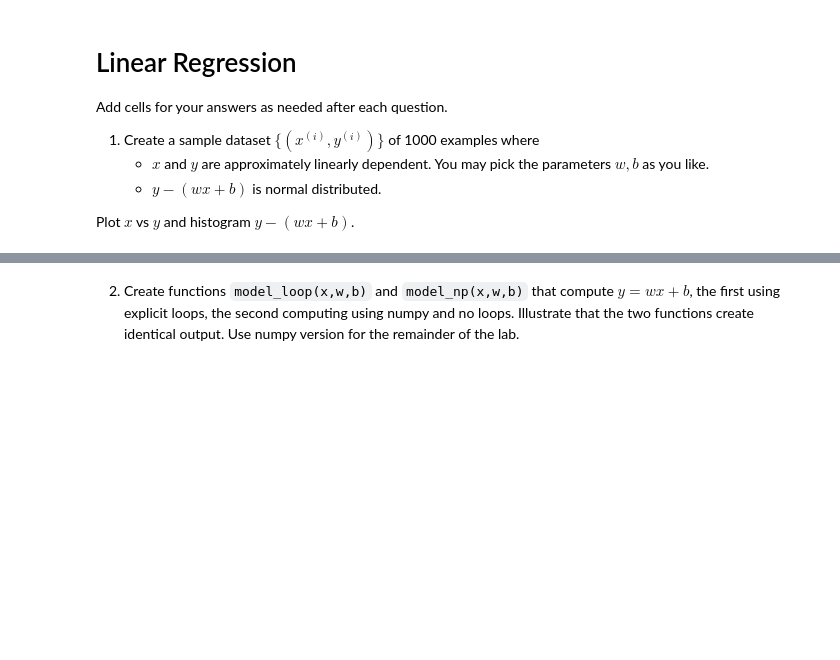
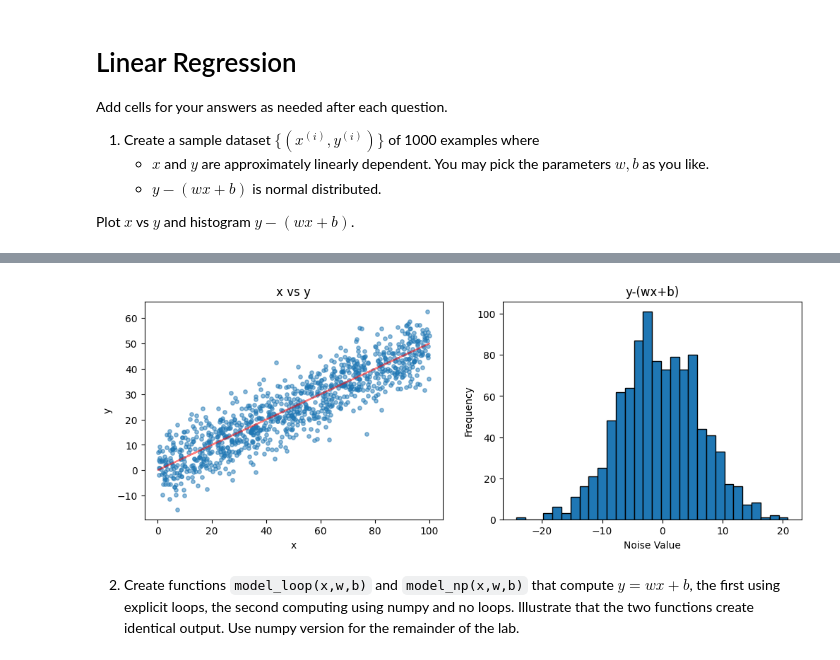
Before and after one commit to reese-quinto/DATA3461.Fall.2023, a Jupyter notebook: Labs/Lab1/Lab.1.ipynb, the cells around one changed output, grey strips where cells are left out. Drawn from its saved outputs; the diff is of its cells as text; code cells hidden in the pictures; blank space fills up the shorter version.

```diff
--- a/Labs/Lab1/Lab.1.ipynb
+++ b/Labs/Lab1/Lab.1.ipynb
@@ -55,2 +11,46 @@ plt.show()
+# %%
+import numpy as np
+import matplotlib.pyplot as plt
+'''
+We need to generate 1000 randomized pairs of coordinates (x,y) along a line specified by y=wx+b.
+Because x & y must be approximately linearly dependant, there needs to be noise in the relationship.
+So the relationship is y=wx+b+noise.
+Because x is random over an interval it should be uniformly distributed.
+y-(wx+b) = noise
+So the noise should be normally distributed.
+'''
+
+num_samples = 1000
+w = .5
+b = 0
+
+x = np.random.uniform(0,100,num_samples) # Make a list of x values
+
+std_dev = 7 # How strong is the relationship of x to y?
+noise = np.random.normal(0,std_dev,num_samples) # Make a list of normally distributed noise values
+y = w*x + b + noise # Define y
+
+data = [(x[i],y[i]) for i in range(num_samples)] # loop over x & y lists making tuple ordered pairs
+
+# Plot 𝑥 vs 𝑦 and histogram 𝑦−(𝑤𝑥+𝑏).
+fig, axs = plt.subplots(1,2,figsize=(12, 4))
+
+x_vals = [X[0] for X in data]
+y_vals = [Y[1] for Y in data]
+
+axs[0].plot(x_vals, w * np.array(x_vals), color='red', alpha=.5)
+axs[0].scatter(x_vals,y_vals, s=15,alpha=.5)
+axs[0].set_title("x vs y")
+axs[0].set_xlabel("x")
+axs[0].set_ylabel("y")
+
+axs[1].hist(noise, bins=30, edgecolor='black')
+axs[1].set_title("y-(wx+b)")
+axs[1].set_xlabel("Noise Value")
+axs[1].set_ylabel("Frequency")
+
+plt.show()
+# %% [output]
+[figure, added]
 # %% [markdown]
 2. Create functions `model_loop(x,w,b)` and `model_np(x,w,b)` that compute $y=wx+b$, the first using explicit loops, the second computing using numpy and no loops. Illustrate that the two functions create identical output. Use numpy version for the remainder of the lab.
```
Also changed, not shown: parts of 2 cells of this notebook.
